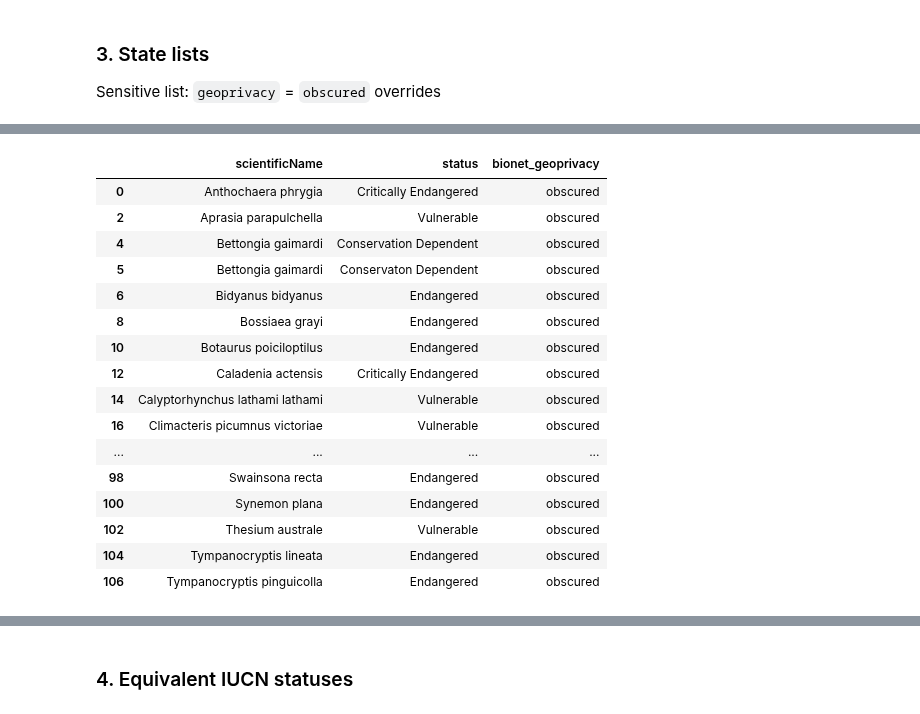
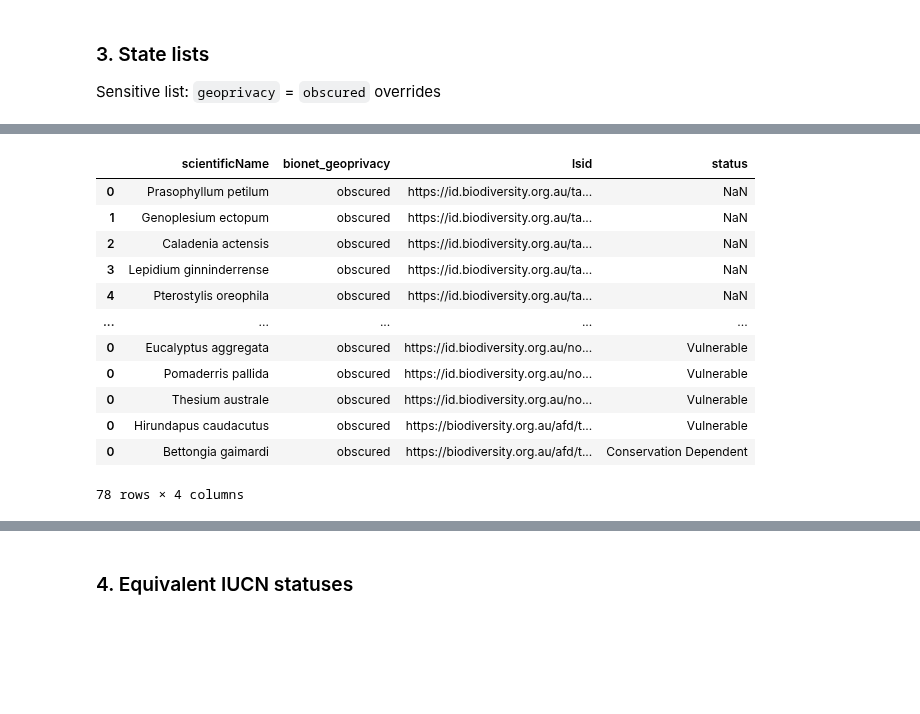
Before and after one commit to AtlasOfLivingAustralia/authoritative-lists, a Jupyter notebook: source-code/py-notebook/inaturalist-statuses/act.ipynb, the cells around one changed output, grey strips where cells are left out. Cells and saved outputs as stored; diff of their text form; code cells hidden in the pictures; blank space fills up the shorter version.

```diff
--- a/source-code/py-notebook/inaturalist-statuses/act.ipynb
+++ b/source-code/py-notebook/inaturalist-statuses/act.ipynb
@@ -102,8 +105,8 @@ inattaxa.head(3)
 Sensitive list: `geoprivacy` = `obscured`
 overrides
 # %%
-sensitivelist = pd.read_csv(listdir + "sensitive-lists/ACT-sensitive.csv")  # ACT sensitive list
-sensitivelist['scientificName'] = sensitivelist['scientificname'].str.replace('subsp. ', '', regex=False)
+sensitivelist = lf.download_ala_list("https://lists.ala.org.au/ws/speciesListItems/dr2627?max=10000&includeKVP=true")
+sensitivelist['scientificName'] = sensitivelist['scientificName'].str.replace('subsp. ', '', regex=False)
 sensitivelist['bionet_geoprivacy'] = 'obscured'
 # sensitivelist = sensitivelist.rename(columns={'taxonID':'wildnetTaxonID'})
 sensitivelist
@@ -124,5 +131,6 @@ sensitivelist
 # %%
-conservationlist = pd.read_csv(listdir + "conservation-lists/ACT-conservation.csv")  # ACT conservation list
+conservationlist = lf.download_ala_list("https://lists.ala.org.au/ws/speciesListItems/dr649?max=10000&includeKVP=true")
+conservationlist = lf.kvp_to_columns(conservationlist)
 conservationlist['scientificName'] = conservationlist['scientificName'].str.replace('subsp. ', '', regex=False)
 # conservationlist = conservationlist.rename(columns={'taxonID':'bionetTaxonID'})
 # conservationlist['bionet_geoprivacy'] = conservationlist['sensitivityClass'].apply(gpcondition)
@@ -167,26 +157,22 @@ fullstatelist
 # %%
 # join them in a way that works for inat (eg sensitive list, geoprivacy = 'obscured'
-statelist = pd.concat([sensitivelist[['scientificName','status','bionet_geoprivacy']],
-                    conservationlist[['scientificName','status','bionet_geoprivacy']]]).drop_duplicates()
+statelist = pd.concat([sensitivelist[['scientificName', 'bionet_geoprivacy', 'lsid']],
+                    conservationlist[['scientificName','status','bionet_geoprivacy', 'lsid']]]).drop_duplicates()
 statelist
 # %% [output]
-|  | scientificName | status | bionet_geoprivacy |
-| 0 | Anthochaera phrygia | Critically Endangered | obscured |
-| 2 | Aprasia parapulchella | Vulnerable | obscured |
-| 4 | Bettongia gaimardi | Conservation Dependent | obscured |
-| 5 | Bettongia gaimardi | Conservaton Dependent | obscured |
-| 6 | Bidyanus bidyanus | Endangered | obscured |
-| 8 | Bossiaea grayi | Endangered | obscured |
-| 10 | Botaurus poiciloptilus | Endangered | obscured |
-| 12 | Caladenia actensis | Critically Endangered | obscured |
-| 14 | Calyptorhynchus lathami lathami | Vulnerable | obscured |
-| 16 | Climacteris picumnus victoriae | Vulnerable | obscured |
-| ... | ... | ... | ... |
-| 98 | Swainsona recta | Endangered | obscured |
-| 100 | Synemon plana | Endangered | obscured |
-| 102 | Thesium australe | Vulnerable | obscured |
-| 104 | Tympanocryptis lineata | Endangered | obscured |
-| 106 | Tympanocryptis pinguicolla | Endangered | obscured |
+|  | scientificName | bionet_geoprivacy | lsid | status |
+| 0 | Prasophyllum petilum | obscured | https://id.biodiversity.org.au/ta... | NaN |
+| 1 | Genoplesium ectopum | obscured | https://id.biodiversity.org.au/ta... | NaN |
+| 2 | Caladenia actensis | obscured | https://id.biodiversity.org.au/ta... | NaN |
+| 3 | Lepidium ginninderrense | obscured | https://id.biodiversity.org.au/ta... | NaN |
+| 4 | Pterostylis oreophila | obscured | https://id.biodiversity.org.au/ta... | NaN |
+| ... | ... | ... | ... | ... |
+| 0 | Eucalyptus aggregata | obscured | https://id.biodiversity.org.au/no... | Vulnerable |
+| 0 | Pomaderris pallida | obscured | https://id.biodiversity.org.au/no... | Vulnerable |
+| 0 | Thesium australe | obscured | https://id.biodiversity.org.au/no... | Vulnerable |
+| 0 | Hirundapus caudacutus | obscured | https://biodiversity.org.au/afd/t... | Vulnerable |
+| 0 | Bettongia gaimardi | obscured | https://biodiversity.org.au/afd/t... | Conservation Dependent |
+78 rows × 4 columns
 # %%
 # check for duplicates with conflicting information
 
```
Also changed, not shown: parts of 15 cells of this notebook, 3 other files.
